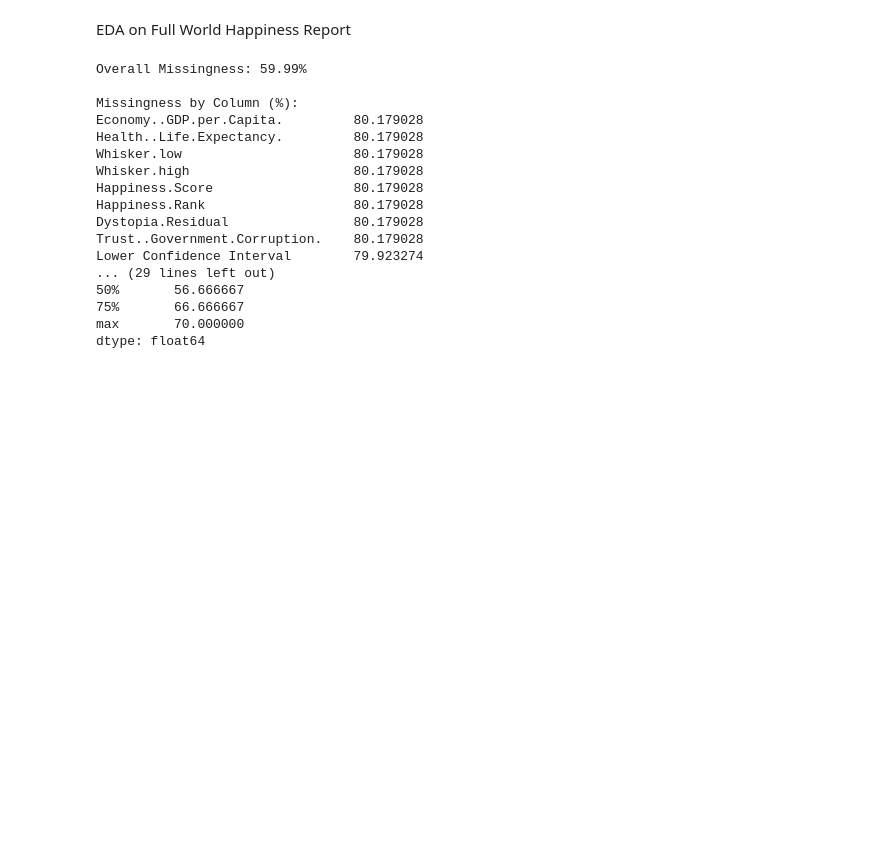
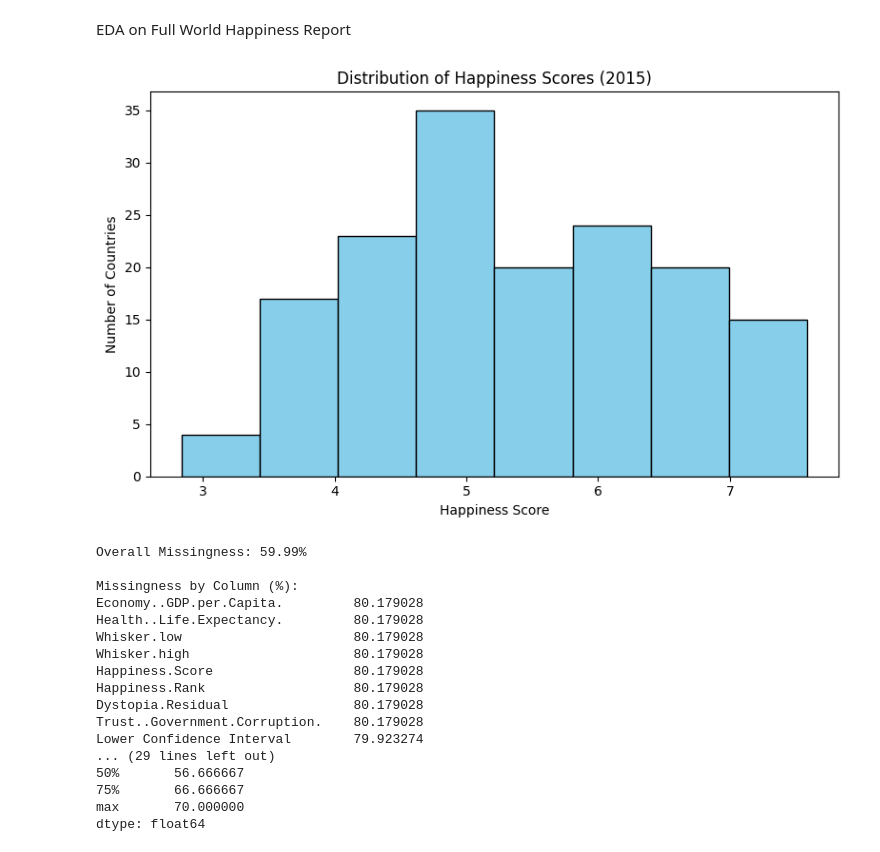
Before and after one commit to NickPerlich/CountryHappinessPredictor, a Jupyter notebook: eda/eda.ipynb, the cells around one changed output. Drawn from its saved outputs; the diff is of its cells as text; code cells hidden in the pictures; blank space fills up the shorter version.

```diff
--- a/eda/eda.ipynb
+++ b/eda/eda.ipynb
@@ -53,6 +53,16 @@ happiness_all.to_parquet('happiness.parquet', engine='fastparquet', index=False)
 EDA on Full World Happiness Report
 # %%
 happiness = pd.read_parquet('happiness.parquet', engine='fastparquet')
+# %%
+plt.figure(figsize=(8,5))
+plt.hist(happiness["Happiness Score"], bins=8, color="skyblue", edgecolor="black")
+plt.xlabel("Happiness Score")
+plt.ylabel("Number of Countries")
+plt.title("Distribution of Happiness Scores (2015)")
+plt.tight_layout()
+plt.show()
+# %% [output]
+[figure, added]
 # %%
 # Overall percent missing in the dataset
 overall_missing = happiness.isna().mean().mean() * 100
```
Also changed, not shown: parts of 4 cells of this notebook, 3 other files.
